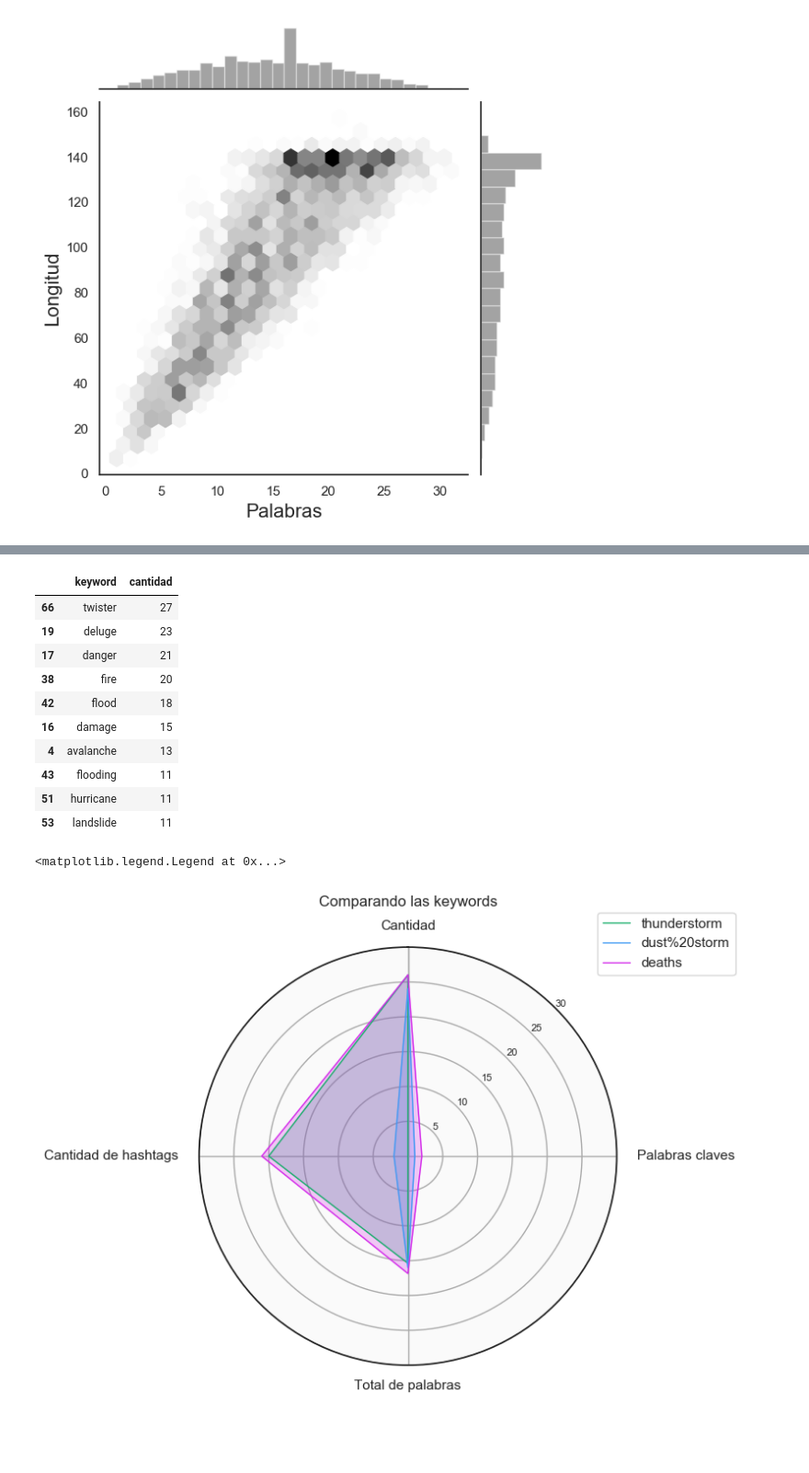
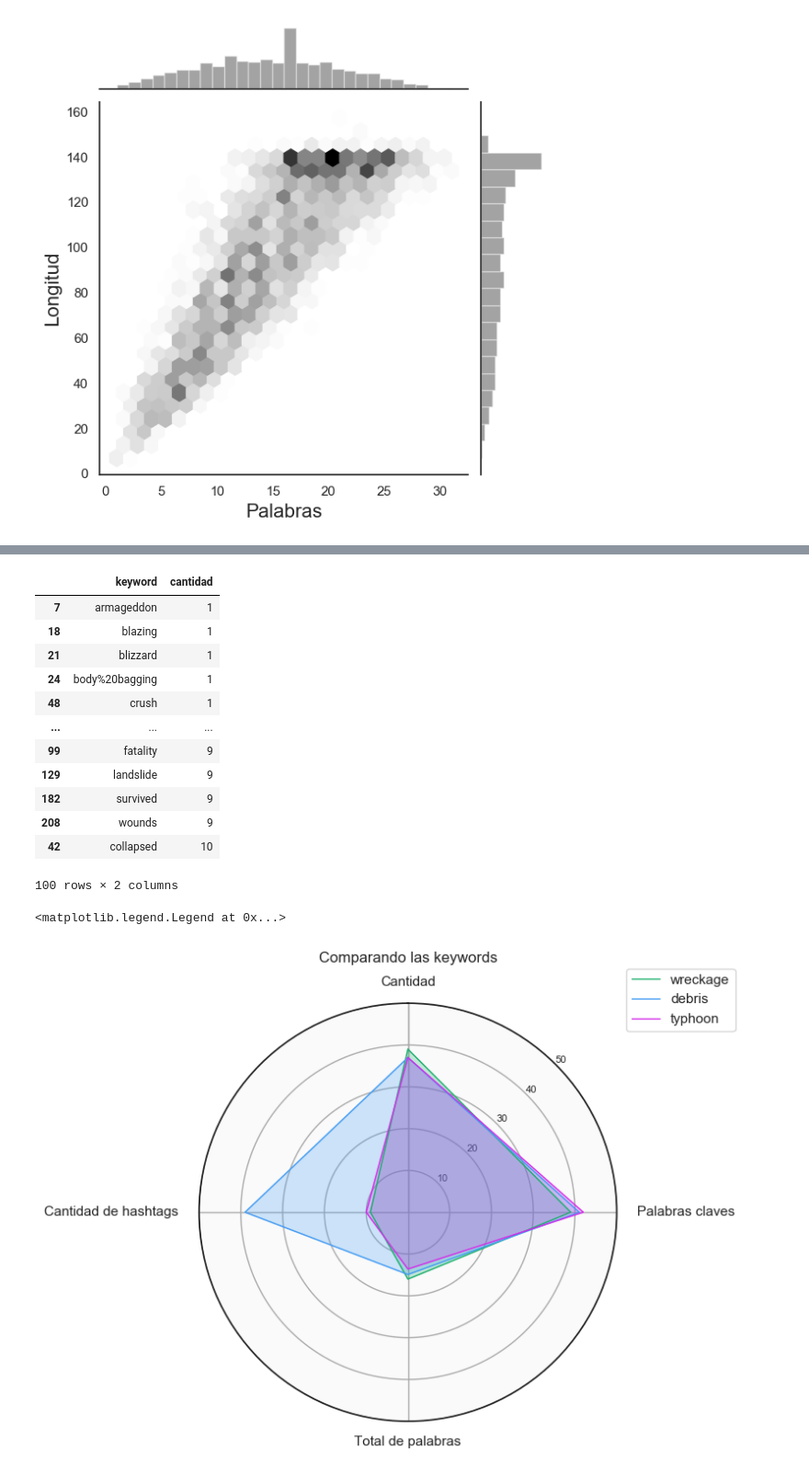
Before and after one commit to patopizzini/Organizacion_Datos_1C2020, a Jupyter notebook: TP1/TP1_Andres.ipynb, the cells around one changed output, grey strips where cells are left out. Shown at 92% size. Saved outputs shown, nothing was run; the diff lists cells and outputs as text; code cells hidden in the pictures; blank space fills up the shorter version.

```diff
--- a/TP1/TP1_Andres.ipynb
+++ b/TP1/TP1_Andres.ipynb
@@ -45,10 +45,11 @@ datos['length'] = datos['text'].str.len()
 datos['totalwords'] = datos['text'].str.split().str.len()
 datos['words'] = datos.text.str.strip().str.split()
 # %%
-selected_words_singular=['fire','flood','inundate','earthquake','quake','deluge','euption','twister','tornado','hurricane', 'landslide','typhoon','wildfire','forest fire','drought','avalanche','urgent','important','danger','warrning','help','evacuation']
+selected_words_singular=['fire','flood','inundate','earthquake','quake','deluge','euption','twister','tornado','hurricane', 'landslide','typhoon','wildfire','forest fire','drought','avalanche','urgent','important','danger','warrning','evacuation']
 selected_words_plural=['fires','floods', 'earthquakes','quakes','deluges','rashes','tornadoes','hurricanes', 'landslides','typhoons','wildfires','forest fires','droughts','avalanches']
 selected_words_other=['heat wave','died','flooding','flooded','damage','urgent','important','danger','warrning','help','evacuation']
-selected_words = selected_words_singular + selected_words_plural + selected_words_other
+col_one_list = datos['keyword'].tolist()
+selected_words = selected_words_singular + selected_words_plural + selected_words_other + col_one_list
 s = set(selected_words)
 # %%
 datos = datos.assign(hashtags=[filtrarPalabras(el) for el in datos.words])
@@ -276,23 +289,26 @@ keywordsMAX.head(10)
 # %%
-target0matches2 = target0.loc[target0['matches'] == 1]
-keywordsMIN = target0matches2.groupby(['keyword'])["id"].count().reset_index(name="cantidad").nlargest(10, 'cantidad')
-keywordsMIN.head(10)
+target0matches2 = target1.loc[target1['matches'] > 0]
+keywordsMIN = target0matches2.groupby(['keyword'])["id"].count().reset_index(name="cantidad").nsmallest(100, 'cantidad')
+keywordsMIN.head(200)
 # %% [output]
 |  | keyword | cantidad |
-| 66 | twister | 27 |
-| 19 | deluge | 23 |
-| 17 | danger | 21 |
-| 38 | fire | 20 |
-| 42 | flood | 18 |
-| 16 | damage | 15 |
-| 4 | avalanche | 13 |
-| 43 | flooding | 11 |
-| 51 | hurricane | 11 |
-| 53 | landslide | 11 |
+| 7 | armageddon | 1 |
+| 18 | blazing | 1 |
+| 21 | blizzard | 1 |
+| 24 | body%20bagging | 1 |
+| 48 | crush | 1 |
+| ... | ... | ... |
+| 99 | fatality | 9 |
+| 129 | landslide | 9 |
+| 182 | survived | 9 |
+| 208 | wounds | 9 |
+| 42 | collapsed | 10 |
+100 rows × 2 columns
 # %%
-resultTarget1 = result.nlargest(200, 'Cantidad')
-outbreak = resultTarget1.loc[resultTarget1['keyword'] == 'outbreak']
-lista = [outbreak['Cantidad'],outbreak['Palabras claves']]
+resultTarget1MAX = result.nlargest(200, 'Cantidad')
+resultTarget1MIN = result.nsmallest(200, 'Cantidad')
+#outbreak = resultTarget1.loc[resultTarget1['keyword'] == 'outbreak']
+#lista = [outbreak['Cantidad'],outbreak['Palabras claves']]
 # %%
 def obtenerValuesDelRow(df):
     my_list = []
@@ -319,16 +335,16 @@ fig, ax = plt.subplots(figsize=(6, 6), subplot_kw=dict(polar=True))
 
 # Helper function to plot each car on the radar chart.
 def add_to_radar(car_model, color):
-  outbreak = resultTarget1.loc[resultTarget1['keyword'] == car_model]
+  outbreak = resultTarget1MAX.loc[resultTarget1MAX['keyword'] == car_model]
   values = obtenerValuesDelRow(outbreak) #resultTarget1.loc[car_model].tolist()
   values += values[:1]
   ax.plot(angles, values, color=color, linewidth=1, label=car_model)
   ax.fill(angles, values, color=color, alpha=0.25)
 
 # Add each car to the chart.
-add_to_radar('thunderstorm', '#1aaf6c')
-add_to_radar('dust%20storm', '#429bf4')
-add_to_radar('deaths', '#d42cea')
+add_to_radar('wreckage', '#1aaf6c')
+add_to_radar('debris', '#429bf4')
+add_to_radar('typhoon', '#d42cea')
 
 # Fix axis to go in the right order and start at 12 o'clock.
 ax.set_theta_offset(np.pi / 2)
@@ -344,32 +360,32 @@ for label, angle in zip(ax.get_xticklabels(), angles):
     label.set_horizontalalignment('center')
   elif 0 < angle < np.pi:
     label.set_horizontalalignment('left')
   else:
     label.set_horizontalalignment('right')
 
 # Ensure radar goes from 0 to 100.
-ax.set_ylim(0, 30)
+ax.set_ylim(0, 50)
 # You can also set gridlines manually like this:
 # ax.set_rgrids([20, 40, 60, 80, 100])
 
 # Set position of y-labels (0-100) to be in the middle
 # of the first two axes.
 ax.set_rlabel_position(180 / num_vars)
 # Add some custom styling.
 # Change the color of the tick labels.
 ax.tick_params(colors='#222222')
 # Make the y-axis (0-100) labels smaller.
 ax.tick_params(axis='y', labelsize=8)
 # Change the color of the circular gridlines.
 ax.grid(color='#AAAAAA')
 # Change the color of the outermost gridline (the spine).
 ax.spines['polar'].set_color('#222222')
 # Change the background color inside the circle itself.
 ax.set_facecolor('#FAFAFA')
 # Add title.
 ax.set_title('Comparando las keywords', y=1.08)
 # Add a legend as well.
 ax.legend(loc='upper right', bbox_to_anchor=(1.3, 1.1))
 # %% [output]
 <matplotlib.legend.Legend at 0x...>
-[figure, old version]
+[figure, new version]
```
Also changed, not shown: parts of 14 cells of this notebook.
